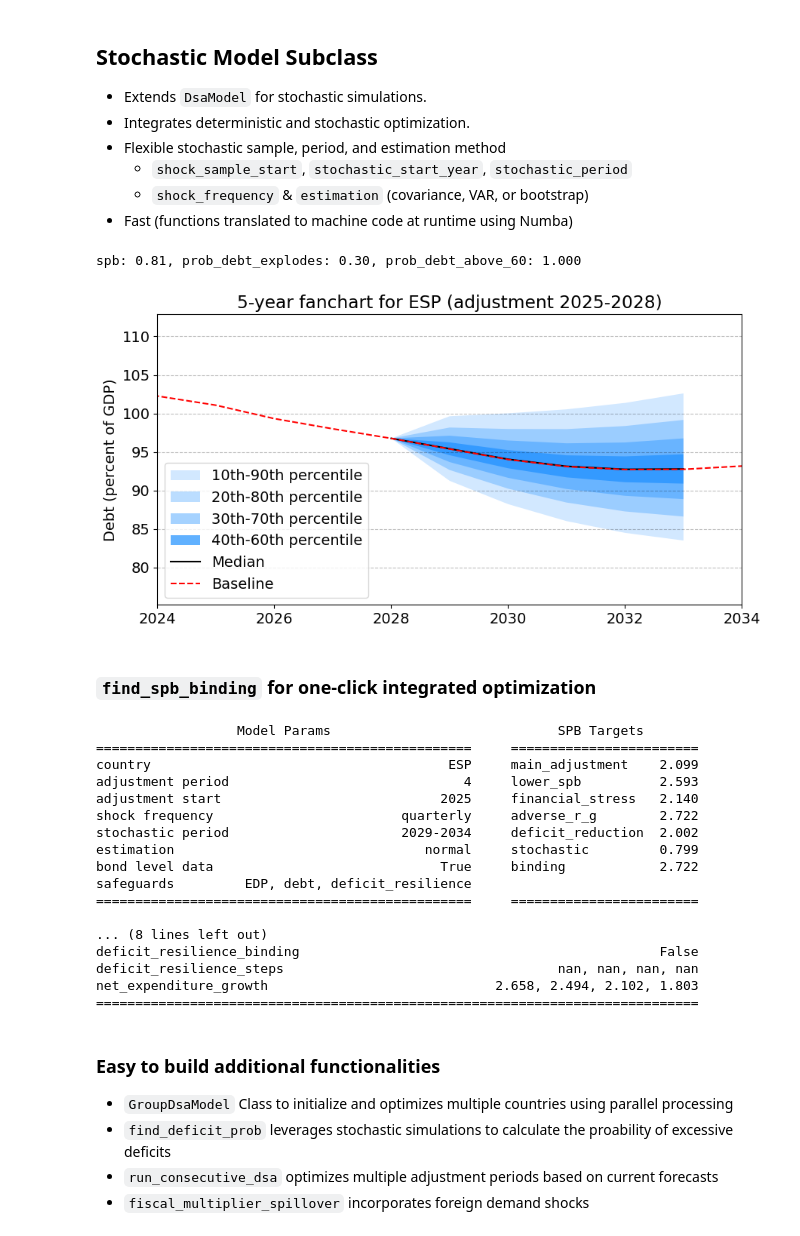
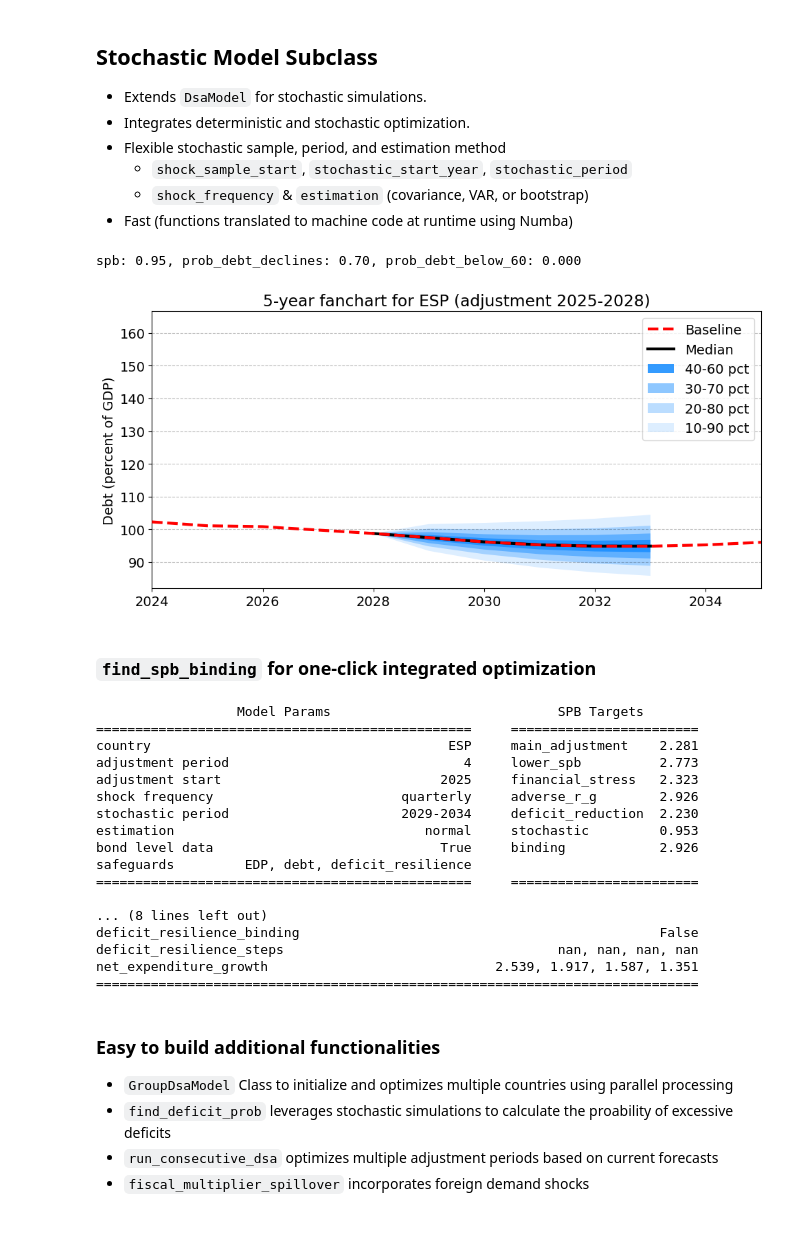
Before and after one commit to lennardwelslau/eu-debt-sustainability-analysis, a Jupyter notebook: code/demo.ipynb, the cells around one changed output. Cells and saved outputs as stored; diff of their text form; code cells hidden in the pictures.

Commit message:
Updated to 2024 start date

```diff
--- a/code/demo.ipynb
+++ b/code/demo.ipynb
@@ -84,7 +87,7 @@ February 2025
 # %%
 model = DSA(
     country='ESP', # ISO code of country
-    start_year=2023, # start year of projection, first year is baseline value
+    start_year=2024, # start year of projection, first year is baseline value
     end_year=2070, # end year of projection
     adjustment_period=4, # number of years for linear spb_bca adjustment
     adjustment_start_year=2025, # start year of linear spb_bca adjustment
@@ -170,14 +173,14 @@ main_adjustment: 2.10
 # %%
 model.find_spb_stochastic(
     bounds=(-20, 20), # bounds for optimization
-    stochastic_criteria=['debt_explodes', 'debt_above_60'], # criteria for stochastic optimization
+    stochastic_criteria=['debt_declines', 'debt_below_60'], # criteria for stochastic optimization
     print_update=True,
-    prob_target=None # defaults to 0.3
+    prob_target=None # defaults to 0.7
 )
-model.fanchart(xlim=(2024, 2034), figsize=(10,5))
+model.fanchart(xlim=(2024, 2035), figsize=(10,5))
 # %% [output]
-spb: 0.81, prob_debt_explodes: 0.30, prob_debt_above_60: 1.000
+spb: 0.95, prob_debt_declines: 0.70, prob_debt_below_60: 0.000
-[figure, old version]
+[figure, new version]
 # %% [markdown]
 ### `find_spb_binding` for one-click integrated optimization
 # %%
@@ -185,20 +188,20 @@ model.find_spb_binding()
 # %% [output]
                   Model Params                             SPB Targets
 ================================================     ========================
-country                                      ESP     main_adjustment    2.099
-adjustment period                              4     lower_spb          2.593
-adjustment start                            2025     financial_stress   2.140
-shock frequency                        quarterly     adverse_r_g        2.722
-stochastic period                      2029-2034     deficit_reduction  2.002
-estimation                                normal     stochastic         0.799
-bond level data                             True     binding            2.722
+country                                      ESP     main_adjustment    2.281
+adjustment period                              4     lower_spb          2.773
+adjustment start                            2025     financial_stress   2.323
+shock frequency                        quarterly     adverse_r_g        2.926
+stochastic period                      2029-2034     deficit_reduction  2.230
+estimation                                normal     stochastic         0.953
+bond level data                             True     binding            2.926
 safeguards         EDP, debt, deficit_resilience
 ================================================     ========================
 
 ... (8 lines left out)
 deficit_resilience_binding                                              False
 deficit_resilience_steps                                   nan, nan, nan, nan
-net_expenditure_growth                             2.658, 2.494, 2.102, 1.803
+net_expenditure_growth                             2.539, 1.917, 1.587, 1.351
 =============================================================================
 # %% [markdown]
 ### Easy to build additional functionalities
```
Also changed, not shown: parts of 9 cells of this notebook, 1 other file.
